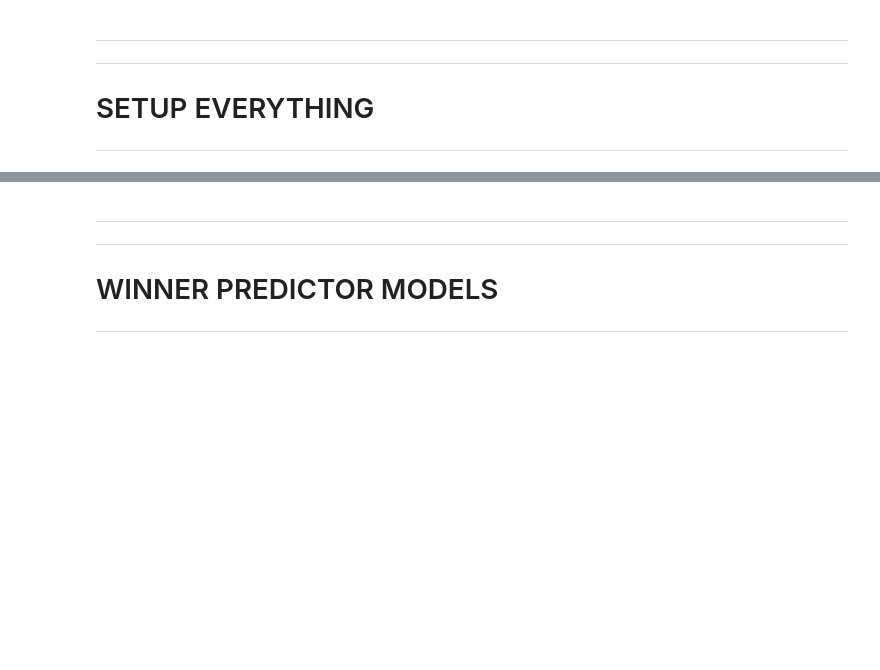
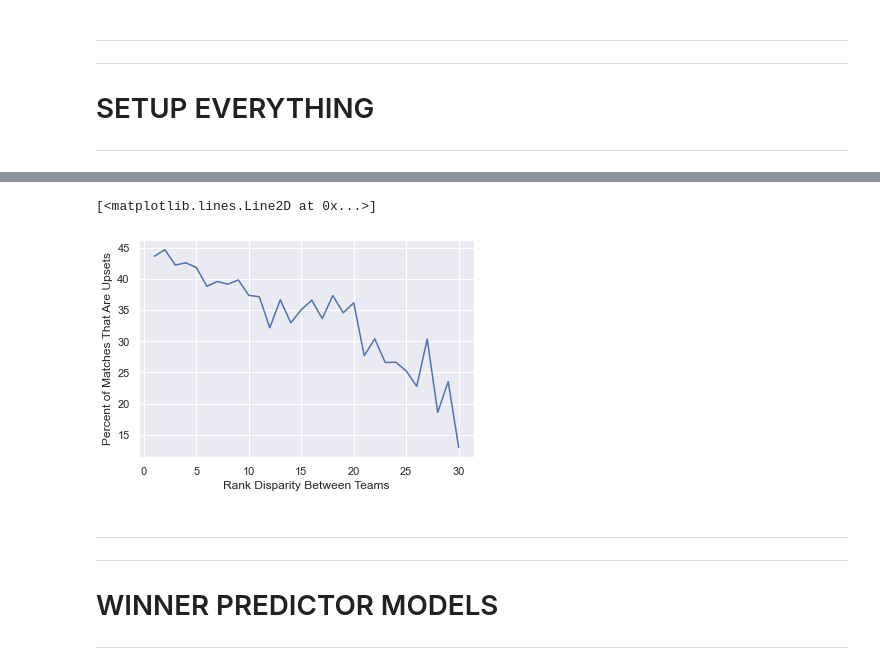
Before and after one commit to a-dubs/ds3000-project, a Jupyter notebook: models.ipynb, the cells around one changed output, grey strips where cells are left out. Drawn from its saved outputs; the diff is of its cells as text; code cells hidden in the pictures; blank space fills up the shorter version.

```diff
--- a/models.ipynb
+++ b/models.ipynb
@@ -225,3 +262,26 @@ Partitioning dataset temporally (by date):
+# %%
+
+upsets_per_rank_diff = Series({n:0 for n in range(1,31)}, name="upsets_freq")
+non_upsets_per_rank_diff = Series({n:0 for n in range(1,31)}, name="non_upsets_freq")
+for index, row in upsets_df.iterrows():
+    if upset_or_not[index] == "upset":
+        upsets_per_rank_diff[abs(row["t1_rank"] - row["t2_rank"])] += 1
+    else:
+        non_upsets_per_rank_diff[abs(row["t1_rank"] - row["t2_rank"])] += 1
+
+
+upsets_or_not_vs_rank_diffs = DataFrame(upsets_per_rank_diff)
+upsets_or_not_vs_rank_diffs["non_upsets_freq"] = non_upsets_per_rank_diff
+
+upsets_rel_freq_vs_rank_diffs = Series({n:0 for n in range(1,31)})
+for index, row in upsets_or_not_vs_rank_diffs.iterrows():
+    upsets_rel_freq_vs_rank_diffs[index] = round(row["upsets_freq"] / (row["upsets_freq"] + row["non_upsets_freq"]) * 100, 2)
+plt.ylabel("Percent of Matches That Are Upsets")
+plt.xlabel("Rank Disparity Between Teams")
+plt.plot(upsets_rel_freq_vs_rank_diffs.index, upsets_rel_freq_vs_rank_diffs.values)
+# %% [output]
+[<matplotlib.lines.Line2D at 0x...>]
+[figure, added]
 # %% [markdown]
 -----
 -----
```
Also changed, not shown: parts of 17 cells of this notebook, 15 other files.
